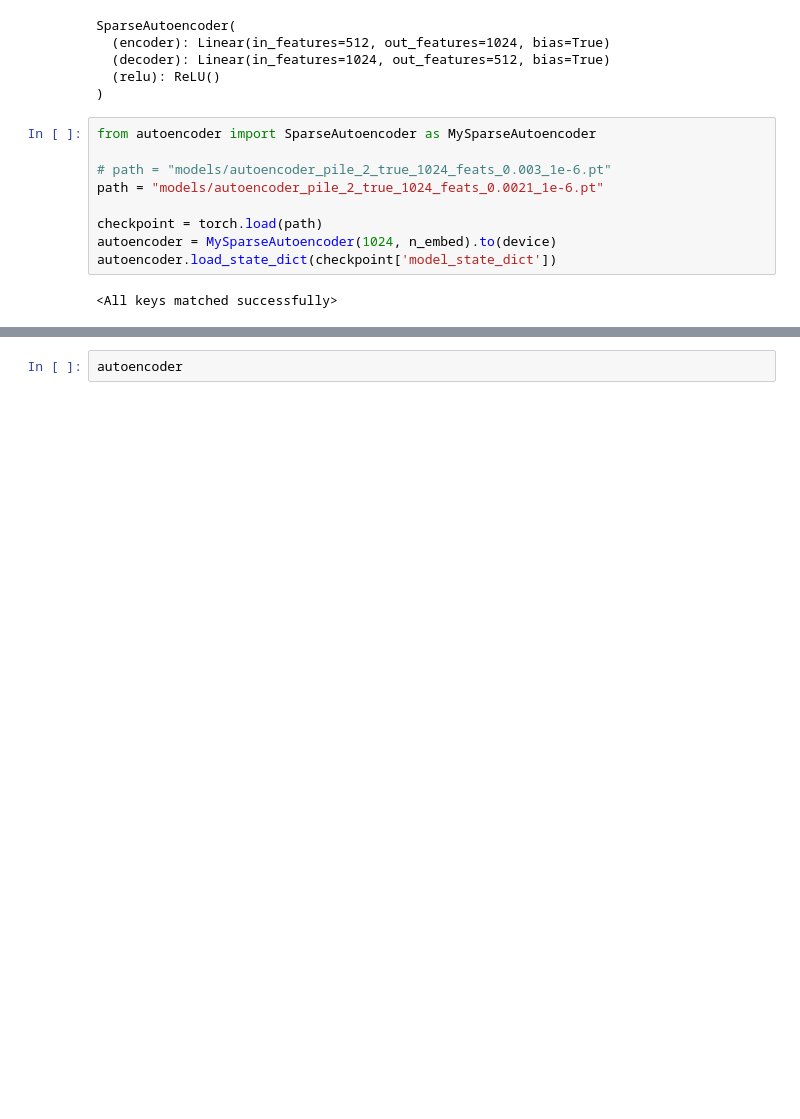
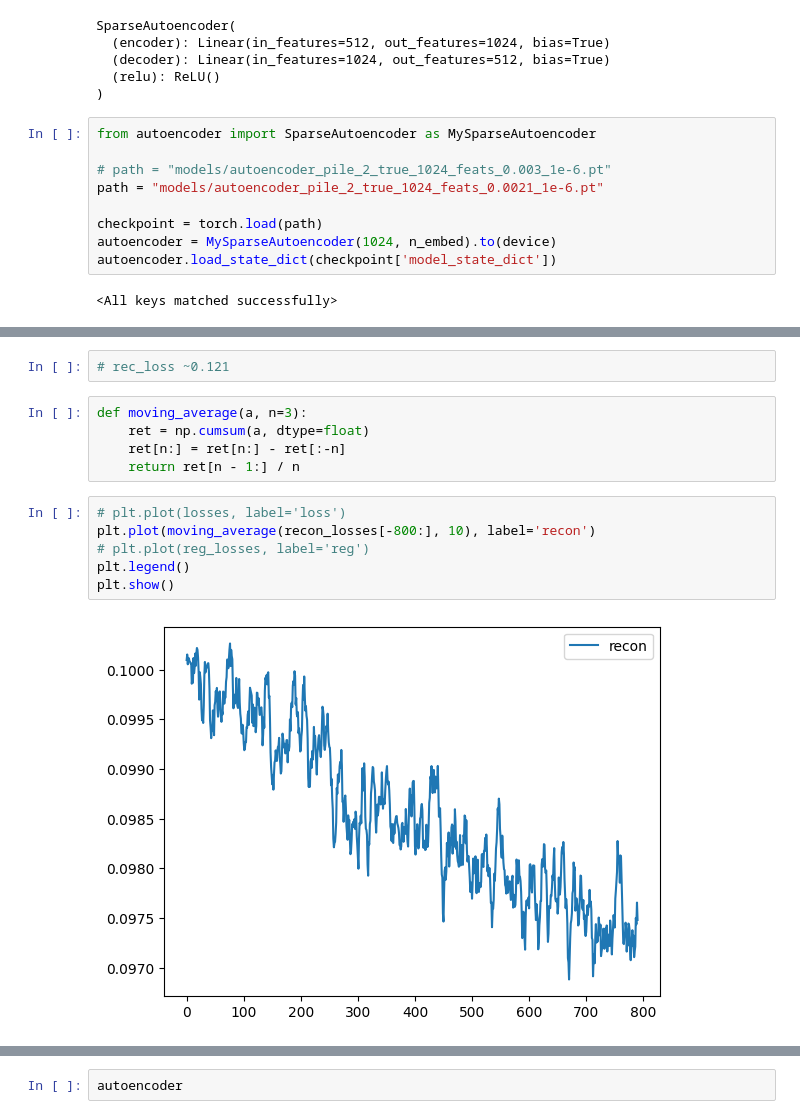
Before and after one commit to jnward/monosemanticity-repro, a Jupyter notebook: neuron_resampling.ipynb, the cells around one changed output, grey strips where cells are left out. Saved outputs shown, nothing was run; the diff lists cells and outputs as text; blank space fills up the shorter version.

```diff
--- a/neuron_resampling.ipynb
+++ b/neuron_resampling.ipynb
@@ -340,3 +263,18 @@ Reg:    0.061
+# %%
+# rec_loss ~0.121
+# %%
+def moving_average(a, n=3):
+    ret = np.cumsum(a, dtype=float)
+    ret[n:] = ret[n:] - ret[:-n]
+    return ret[n - 1:] / n
+# %%
+# plt.plot(losses, label='loss')
+plt.plot(moving_average(recon_losses[-800:], 10), label='recon')
+# plt.plot(reg_losses, label='reg')
+plt.legend()
+plt.show()
+# %% [output]
+[figure, added]
 # %%
 def resample_autoencoder_weights(autoencoder, sample, neuron_idx):
     _, rec_loss_before, reg_loss_before = autoencoder.forward(sample, compute_loss=True)
```
Also changed, not shown: parts of 27 cells of this notebook, 1 other file.
